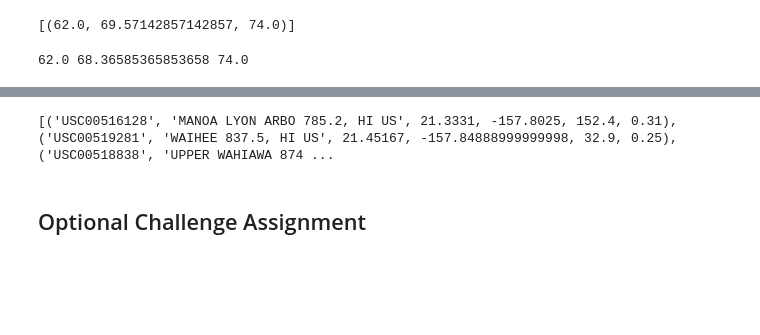
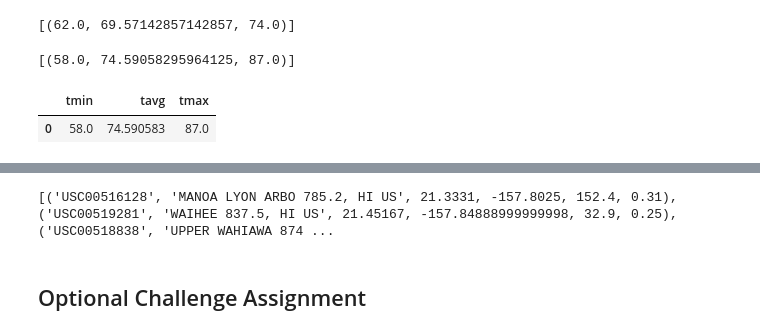
Before and after one commit to loryuen/sqlalchemy-challenge, a Jupyter notebook: climate.ipynb, the cells around one changed output, grey strips where cells are left out. Saved outputs shown, nothing was run; the diff lists cells and outputs as text; code cells hidden in the pictures; blank space fills up the shorter version.

```diff
--- a/climate.ipynb
+++ b/climate.ipynb
@@ -252,8 +252,16 @@ print(calc_temps('2012-02-28', '2012-03-05'))
 # %%
 # Use your previous function `calc_temps` to calculate the tmin, tavg, and tmax
 # for your trip using the previous year's data for those same dates.
+t_results = calc_temps('2016-08-23','2017-08-23')
+print(t_results)
 # %% [output]
-62.0 68.36585365853658 74.0
+[(58.0, 74.59058295964125, 87.0)]
+# %%
+t_df = pd.DataFrame(t_results, columns =['tmin','tavg','tmax'])
+t_df
+# %% [output]
+|  | tmin | tavg | tmax |
+| 0 | 58.0 | 74.590583 | 87.0 |
 # %%
 # Plot the results from your previous query as a bar chart.
 # Use "Trip Avg Temp" as your Title
```
Also changed, not shown: parts of 4 cells of this notebook, 1 other file.
